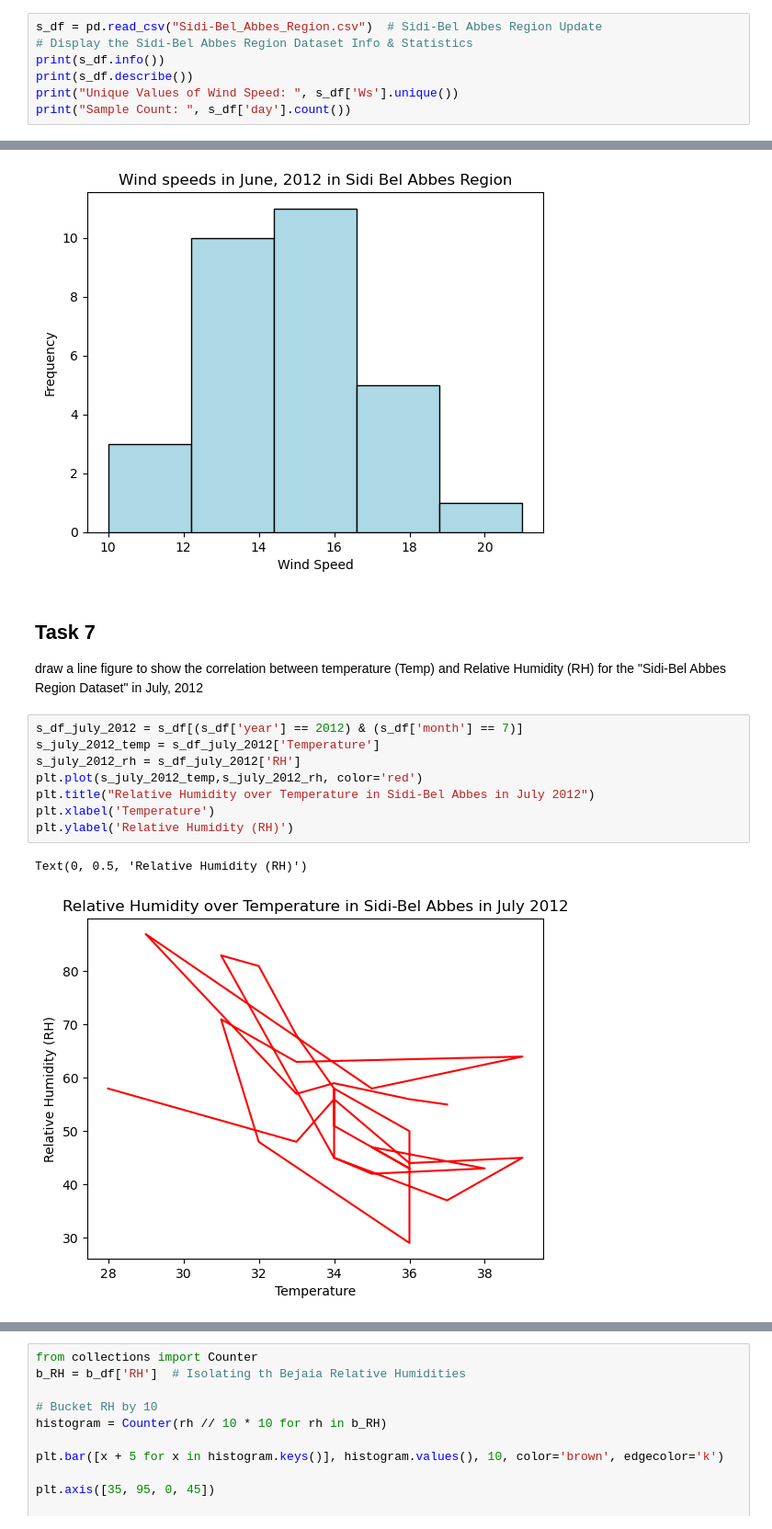
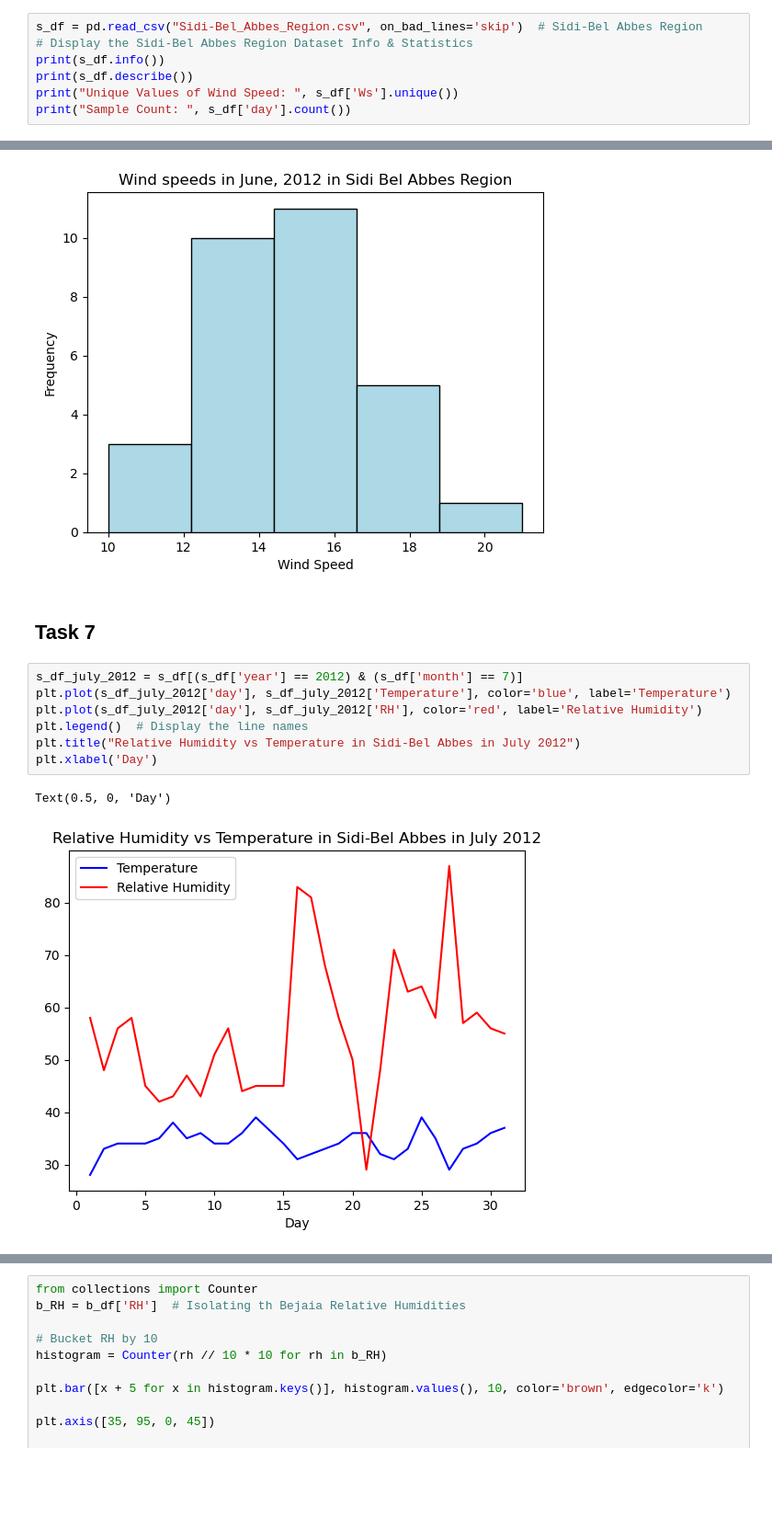
Before and after one commit to Jairik/Data-Visualization-Machine-Learning, a Jupyter notebook: Basic Datasets & Visualization/Basic_Datasets.ipynb, the cells around one changed output, grey strips where cells are left out. Shown at 92% size. Cells and saved outputs as stored; diff of their text form; blank space fills up the shorter version.

```diff
--- a/Basic Datasets & Visualization/Basic_Datasets.ipynb
+++ b/Basic Datasets & Visualization/Basic_Datasets.ipynb
@@ -36,7 +36,7 @@ max     30.200000
 Unique Values of Wind Speed:  [18 13 22 16 14 15 12 19 21 20 17 26 11]
 Sample Count:  122
 # %%
-s_df = pd.read_csv("Sidi-Bel_Abbes_Region.csv")  # Sidi-Bel Abbes Region Update
+s_df = pd.read_csv("Sidi-Bel_Abbes_Region.csv", on_bad_lines='skip')  # Sidi-Bel Abbes Region
 # Display the Sidi-Bel Abbes Region Dataset Info & Statistics
 print(s_df.info())
 print(s_df.describe())
@@ -113,19 +124,15 @@ plt.ylabel("Frequency")
 # %% [output]
 Text(0, 0.5, 'Frequency')
 [figure]
-# %% [markdown]
-## Task 7
-
-draw a line figure to show the correlation between temperature (Temp) and Relative
-Humidity (RH) for the "Sidi-Bel Abbes Region Dataset" in July, 2012
+# %% [markdown]
+## Task 7
 # %%
 s_df_july_2012 = s_df[(s_df['year'] == 2012) & (s_df['month'] == 7)]
-s_july_2012_temp = s_df_july_2012['Temperature']
-s_july_2012_rh = s_df_july_2012['RH']
-plt.plot(s_july_2012_temp,s_july_2012_rh, color='red')
-plt.title("Relative Humidity over Temperature in Sidi-Bel Abbes in July 2012")
-plt.xlabel('Temperature')
-plt.ylabel('Relative Humidity (RH)')
+plt.plot(s_df_july_2012['day'], s_df_july_2012['Temperature'], color='blue', label='Temperature')
+plt.plot(s_df_july_2012['day'], s_df_july_2012['RH'], color='red', label='Relative Humidity')
+plt.legend()  # Display the line names
+plt.title("Relative Humidity vs Temperature in Sidi-Bel Abbes in July 2012")
+plt.xlabel('Day')
 # %% [output]
-Text(0, 0.5, 'Relative Humidity (RH)')
+Text(0.5, 0, 'Day')
-[figure, old version]
+[figure, new version]
```
Also changed, not shown: parts of 11 cells of this notebook, 2 other files.
